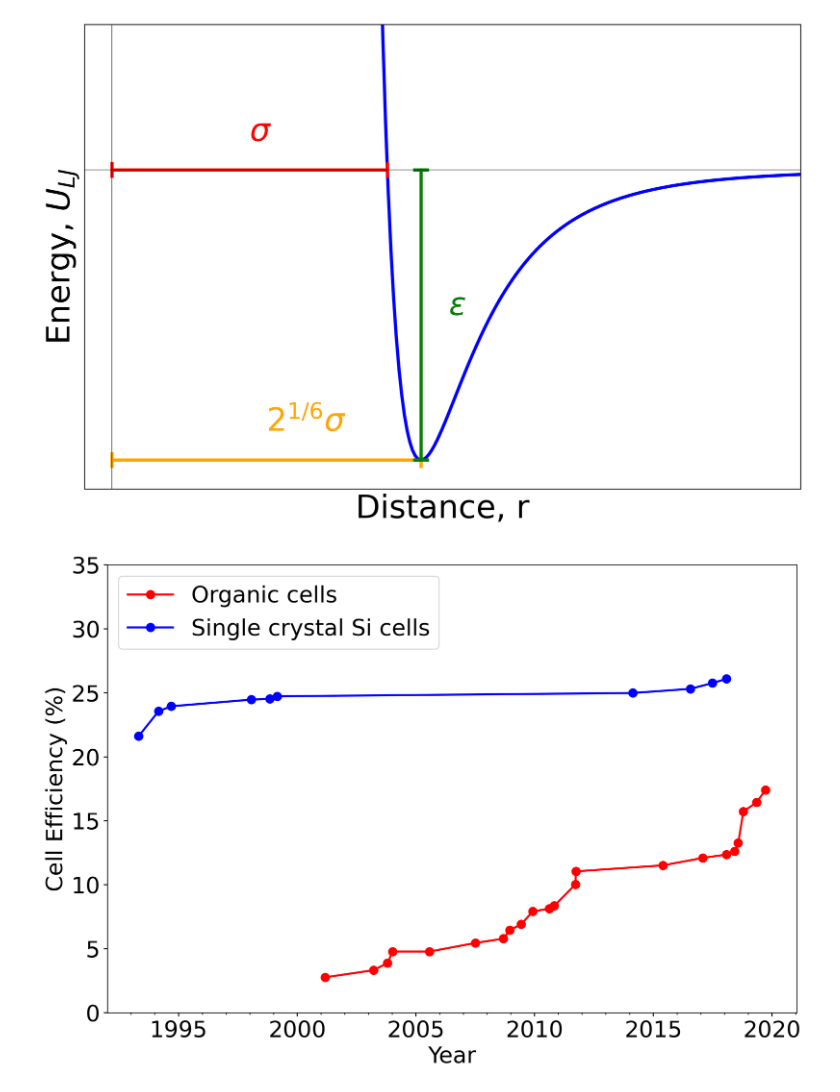
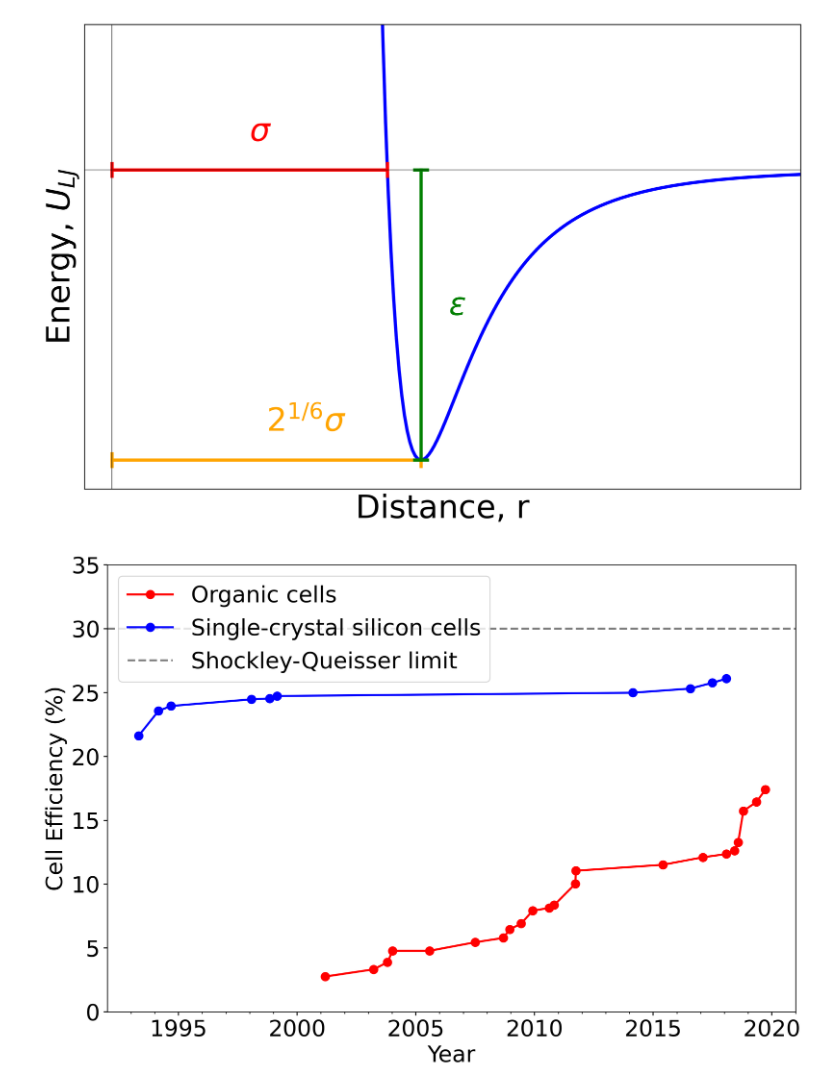
Before and after one commit to jennyfothergill/proposal-JF, a Jupyter notebook: graphs.ipynb, the cells around one changed output. Saved outputs shown, nothing was run; the diff lists cells and outputs as text; code cells hidden in the pictures.

Commit message:
updated nrel figure

```diff
--- a/graphs.ipynb
+++ b/graphs.ipynb
@@ -1,5 +1,3 @@
 # %%
 import matplotlib.pyplot as plt
 import numpy as np
-# %%
-plt.rcParams
@@ -84,22 +66,26 @@ opvs = np.loadtxt("opvs.csv", delimiter=",")
 opvs = opvs[opvs[:,0].argsort()]
 sicells = np.loadtxt("sicells.csv", delimiter=",")
 sicells = sicells[sicells[:,0].argsort()]
+years = (1992,2021)
+sq_limit = (30,30)
 # %%
 fig, ax = plt.subplots()
 
 ax.plot(opvs[:,0], opvs[:,1], "-ro", label="Organic cells")
 
-ax.plot(sicells[:,0], sicells[:,1], "-bo", label="Single crystal Si cells")
+ax.plot(sicells[:,0], sicells[:,1], "-bo", label="Single-crystal silicon cells")
 
+ax.plot(years, sq_limit, "--", color="grey", label="Shockley-Queisser limit")
 
 ax.set_ylabel("Cell Efficiency (%)")
 ax.set_xlabel("Year")
 
 ax.set_xticks(np.linspace(1995,2020,6))
 ax.minorticks_on()
 ax.set_ylim(0,35)
+ax.set_xlim(1992,2021)
 ax.legend(loc="upper left")
 
 fig.savefig('NREL2020.pdf', bbox_inches='tight')
 # %% [output]
-[figure, old version]
+[figure, new version]
```
Also changed, not shown: parts of 2 cells of this notebook, 1 other file.
